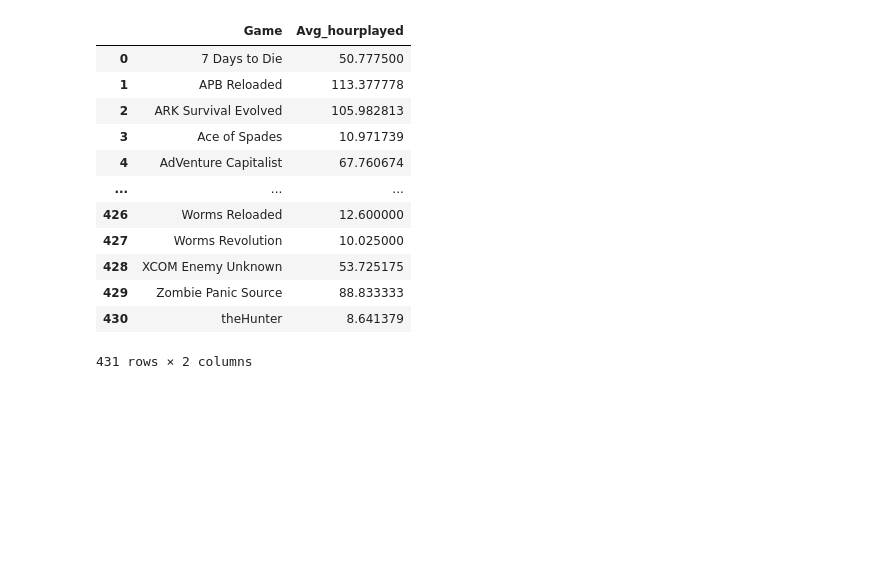
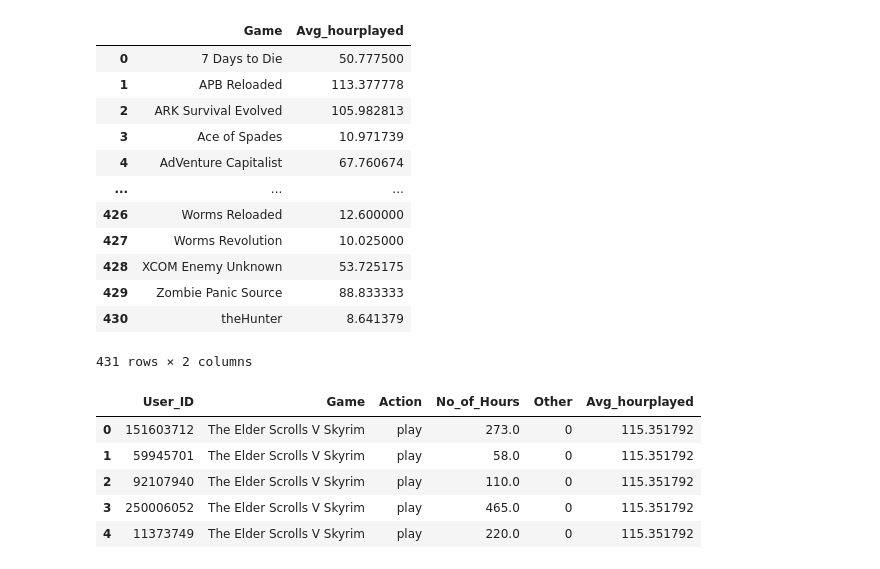
Before and after one commit to Shalmalee15/Sports-Prediction-Model, a Jupyter notebook: recomm_sys.ipynb, the cells around one changed output. Cells and saved outputs as stored; diff of their text form; code cells hidden in the pictures; blank space fills up the shorter version.

Commit message:
average hours spent on each game

```diff
--- a/recomm_sys.ipynb
+++ b/recomm_sys.ipynb
@@ -335,3 +335,14 @@ average
 | 429 | Zombie Panic Source | 88.833333 |
 | 430 | theHunter | 8.641379 |
 431 rows × 2 columns
+# %%
+df = df.merge(average, on="Game")
+# %%
+df.head()
+# %% [output]
+|  | User_ID | Game | Action | No_of_Hours | Other | Avg_hourplayed |
+| 0 | 151603712 | The Elder Scrolls V Skyrim | play | 273.0 | 0 | 115.351792 |
+| 1 | 59945701 | The Elder Scrolls V Skyrim | play | 58.0 | 0 | 115.351792 |
+| 2 | 92107940 | The Elder Scrolls V Skyrim | play | 110.0 | 0 | 115.351792 |
+| 3 | 250006052 | The Elder Scrolls V Skyrim | play | 465.0 | 0 | 115.351792 |
+| 4 | 11373749 | The Elder Scrolls V Skyrim | play | 220.0 | 0 | 115.351792 |
```
